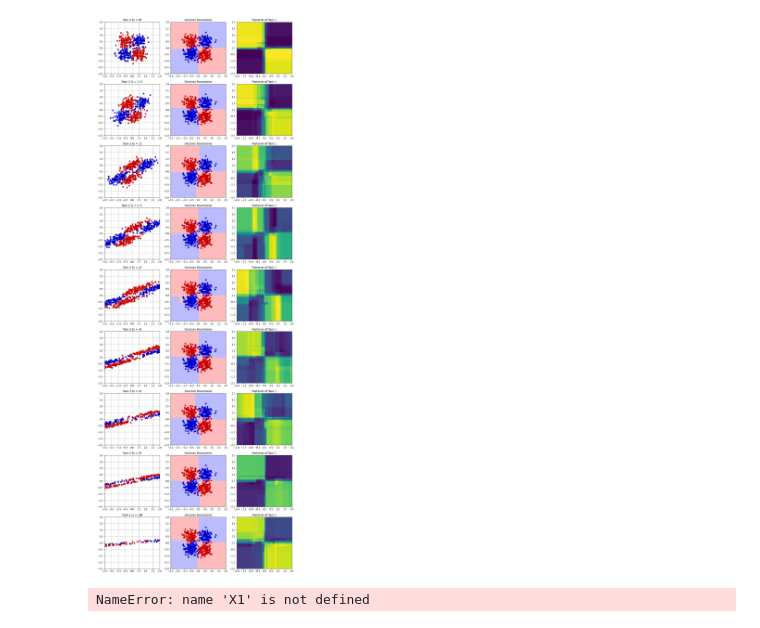
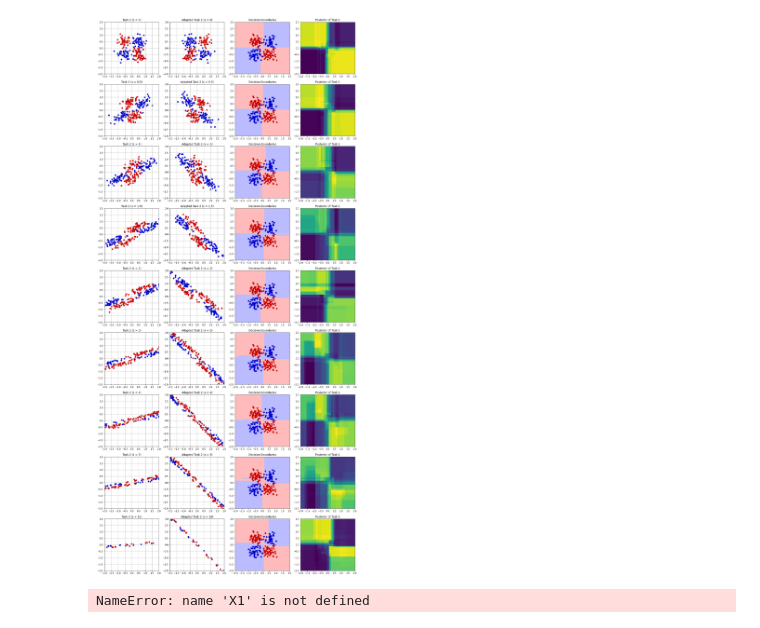
Before and after one commit to ykobaya9/ndd-links, a Jupyter notebook: affine_exp.ipynb, the cells around one changed output. Cells and saved outputs as stored; diff of their text form; code cells hidden in the pictures.

```diff
--- a/affine_exp.ipynb
+++ b/affine_exp.ipynb
@@ -100,19 +108,24 @@ grid = np.c_[xx.ravel(), yy.ravel()]
 
 #distribution generation
 X = [];
+X_adapted = [];
 y = [];
 
 S = [0, 0.5, 1, 1.5, 2, 3, 4, 5, 10];
 
+aligner_SP = SeedlessProcrustes(optimal_transport_lambda=1.0, iterative_num_reps=200)
+
+#Original XOR
+U,v = generate_gaussian_parity(200);
+
 for i in S:
-    D,c = generate_gaussian_parity(500);
+    D,c = generate_gaussian_parity(200);
     D = shearX(D, s=i);
 
     X.append(D);
+    #X_adapted.append(cpd_reg(D.copy(), U.copy()))
+    X_adapted.append(aligner_SP.fit_transform(D.copy(), U.copy()))
     y.append(c);
-
-#Original XOR
-U,v = generate_gaussian_parity(500);
 # %%
 #Prarameters
 n_trees=10
@@ -141,7 +154,7 @@ for i in range(len(S)):
 
     #Training and Prediction
     progressive_learner.add_task(U, v, num_transformers=n_trees)
-    progressive_learner.add_task(X[i], y[i], num_transformers=n_trees)
+    progressive_learner.add_task(X_adapted[i], y[i], num_transformers=n_trees)
 
     z = progressive_learner.predict(grid, task_id=0)
     q = progressive_learner.task_id_to_decider[0].predict_proba(grid)[:,0]
@@ -159,39 +172,46 @@ IPython.OutputArea.prototype._should_scroll = function(lines) {
 # %%
 #Plot Decisions
 l = 2;
-w = 3;
+w = 4;
 n = len(S)
 plt.figure(figsize=(w*5, n*5))
 
 for i in range(n):
     #Decision Boundary
     zz = c[i];
     zz = zz.reshape(xx.shape);
 
     #Posteriors
     pp = p[i];
     pp = pp.reshape(xx.shape);
 
-    #Task 2 Distribution
     x = X[i];
 
     plt.subplot(n,w, w*i+1);
     plt.scatter(x[:,0], x[:,1], c=y[i], cmap=cmap_bold);
     plt.xlim([-l,l]); plt.ylim([-l,l]);
     plt.grid(); plt.title('Task 2 (s = {})'.format(S[i]));
 
+    #Task 2 Distribution
+    x = X_adapted[i];
+
     plt.subplot(n,w, w*i+2);
+    plt.scatter(x[:,0], x[:,1], c=y[i], cmap=cmap_bold);
+    plt.xlim([-l,l]); plt.ylim([-l,l]);
+    plt.grid(); plt.title('Adapted Task 2 (s = {})'.format(S[i]));
+
+    plt.subplot(n,w, w*i+3);
     plt.pcolormesh(xx, yy, zz, cmap=cmap_light);
     plt.scatter(U[:,0], U[:,1], c=v, cmap=cmap_bold);
     plt.xlim([-l,l]); plt.ylim([-l,l]);
     plt.title('Decision Boundaries');
 
-    plt.subplot(n,w, w*i+3);
+    plt.subplot(n,w, w*i+4);
     plt.pcolormesh(xx, yy, pp);
     plt.xlim([-l,l]); plt.ylim([-l,l]);
     plt.title('Posterior of Task 1');
 # %% [output]
-[figure, old version]
+[figure, new version]
 # %%
 h = 0.05
 xx1, yy1 = np.meshgrid(np.arange(-3, 3, h), np.arange(-3, 3, h))
```
Also changed, not shown: parts of 2 cells of this notebook.
